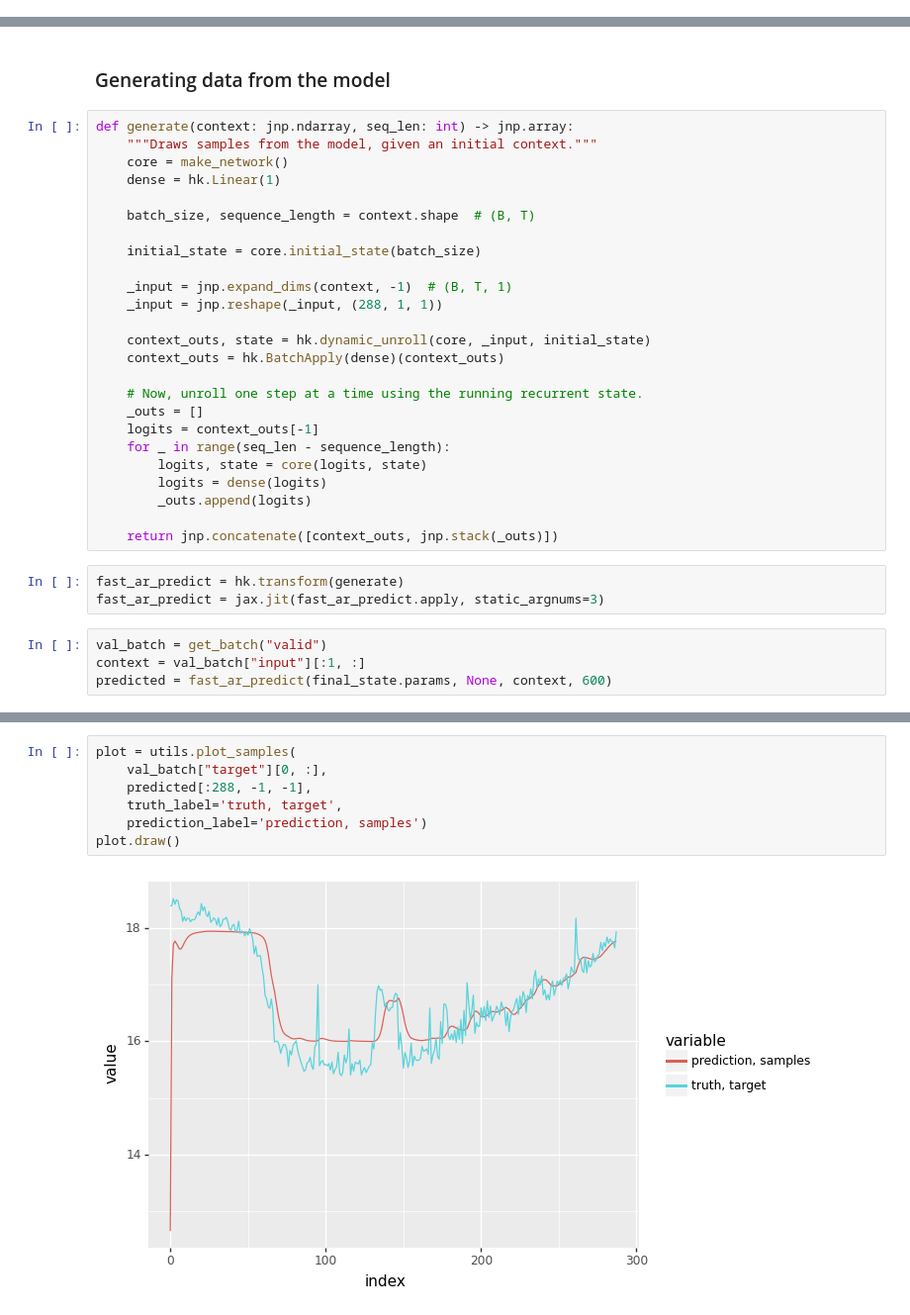
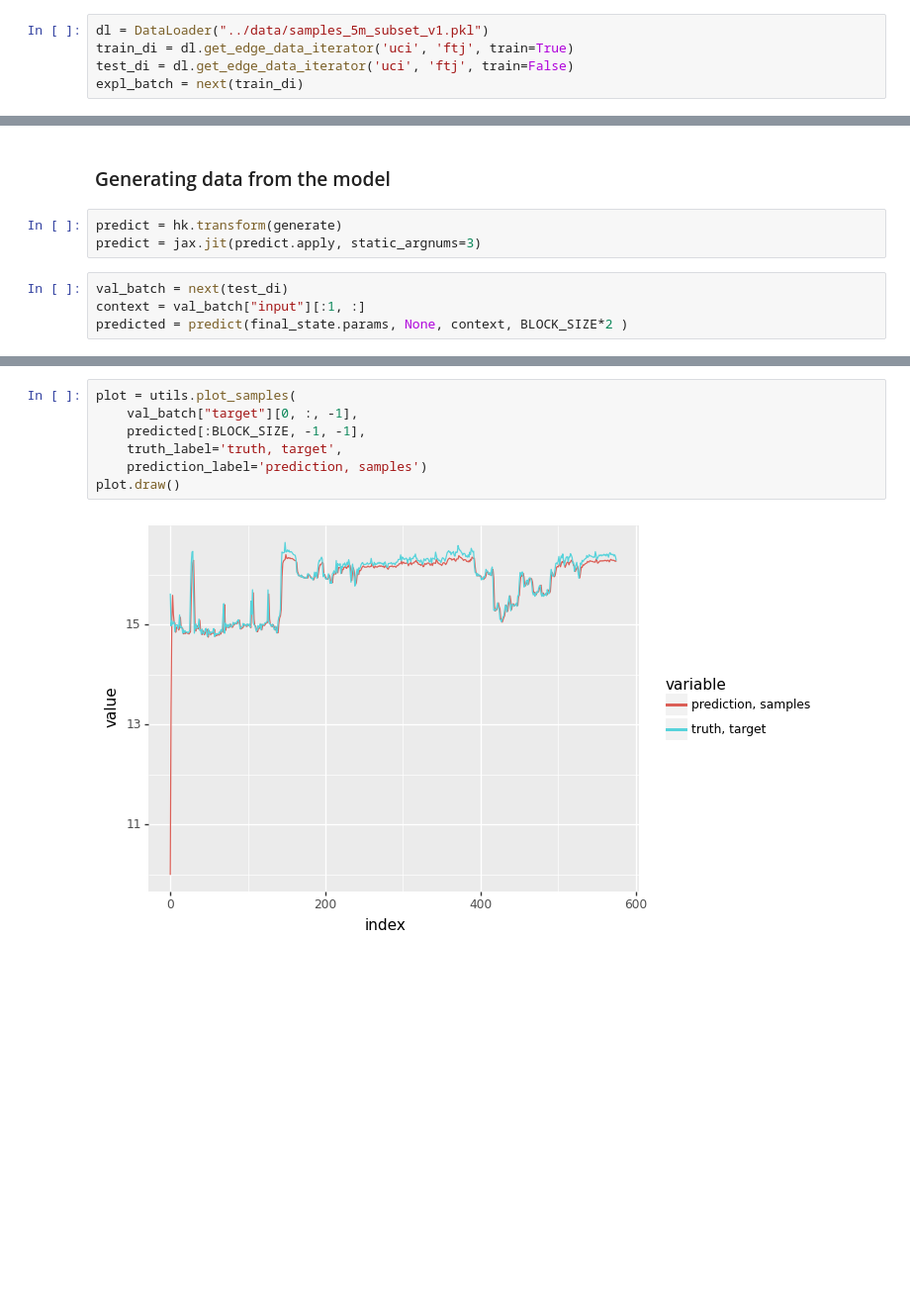
Before and after one commit to mmuravytskyi/snmp-madness, a Jupyter notebook: baseline_model.ipynb, the cells around one changed output, grey strips where cells are left out. Shown at 99% size. Cells and saved outputs as stored; diff of their text form; blank space fills up the shorter version.

Commit message:
implemented DataLoader class & huge clean up

```diff
--- a/baseline_model.ipynb
+++ b/baseline_model.ipynb
@@ -129,3 +127,8 @@ expl_batch = get_batch("train")
+# %%
+dl = DataLoader("../data/samples_5m_subset_v1.pkl")
+train_di = dl.get_edge_data_iterator('uci', 'ftj', train=True)
+test_di = dl.get_edge_data_iterator('uci', 'ftj', train=False)
+expl_batch = next(train_di)
 # %%
 _off = 30
 plot = utils.plot_samples(
@@ -243,35 +264,10 @@ plot.draw()
 # %% [markdown]
 ### Generating data from the model
-# %%
-def generate(context: jnp.ndarray, seq_len: int) -> jnp.array:
-    """Draws samples from the model, given an initial context."""
-    core = make_network()
-    dense = hk.Linear(1)
-
-    batch_size, sequence_length = context.shape  # (B, T)
-
-    initial_state = core.initial_state(batch_size)
-
-    _input = jnp.expand_dims(context, -1)  # (B, T, 1)
-    _input = jnp.reshape(_input, (288, 1, 1))
-
-    context_outs, state = hk.dynamic_unroll(core, _input, initial_state)
-    context_outs = hk.BatchApply(dense)(context_outs)
-
-    # Now, unroll one step at a time using the running recurrent state.
-    _outs = []
-    logits = context_outs[-1]
-    for _ in range(seq_len - sequence_length):
-        logits, state = core(logits, state)
-        logits = dense(logits)
-        _outs.append(logits)
-
-    return jnp.concatenate([context_outs, jnp.stack(_outs)])
 # %%
-fast_ar_predict = hk.transform(generate)
-fast_ar_predict = jax.jit(fast_ar_predict.apply, static_argnums=3)
+predict = hk.transform(generate)
+predict = jax.jit(predict.apply, static_argnums=3)
 # %%
-val_batch = get_batch("valid")
+val_batch = next(test_di)
 context = val_batch["input"][:1, :]
-predicted = fast_ar_predict(final_state.params, None, context, 600)
+predicted = predict(final_state.params, None, context, BLOCK_SIZE*2 )
 # %%
@@ -287,9 +283,9 @@ print(f" MSE: {jnp.mean(jnp.square(context[-1, :] - predicted[:288, -1, -1])):.4
 # %%
 plot = utils.plot_samples(
-    val_batch["target"][0, :],
-    predicted[:288, -1, -1],
+    val_batch["target"][0, :, -1],
+    predicted[:BLOCK_SIZE, -1, -1],
     truth_label='truth, target',
     prediction_label='prediction, samples')
 plot.draw()
 # %% [output]
-[figure, old version]
+[figure, new version]
```
Also changed, not shown: parts of 32 cells of this notebook.
